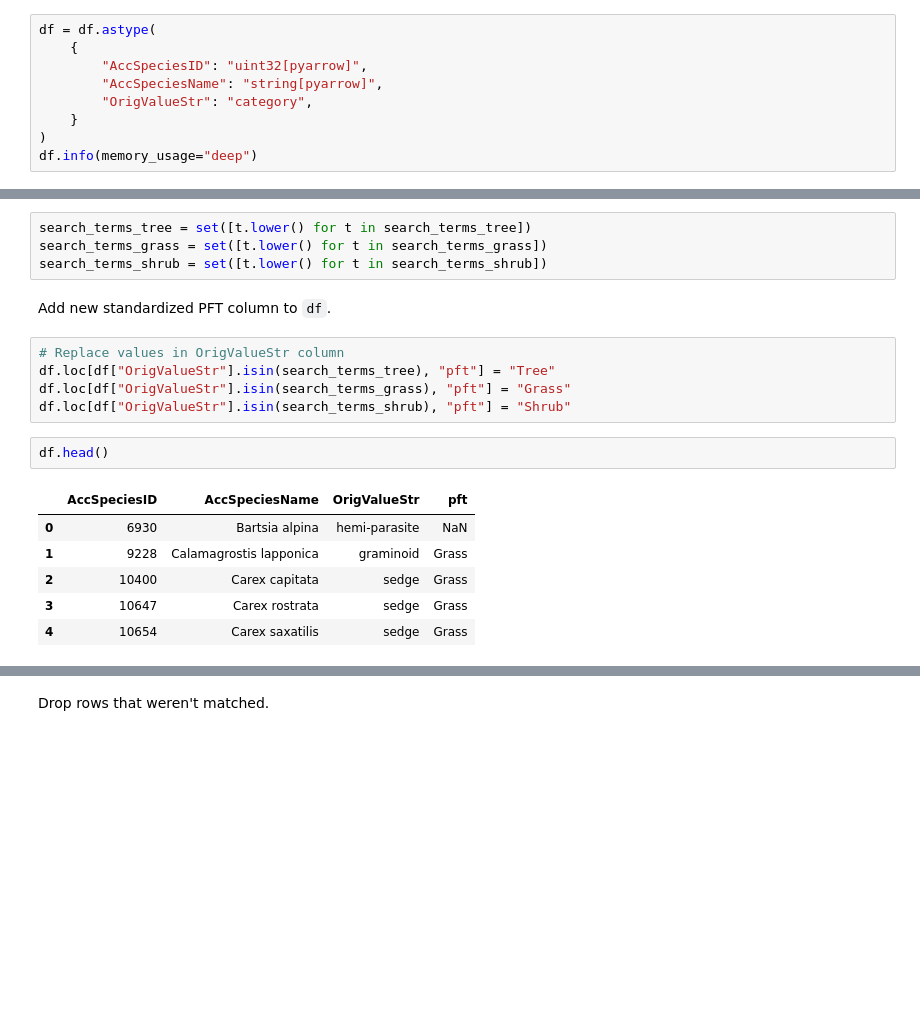
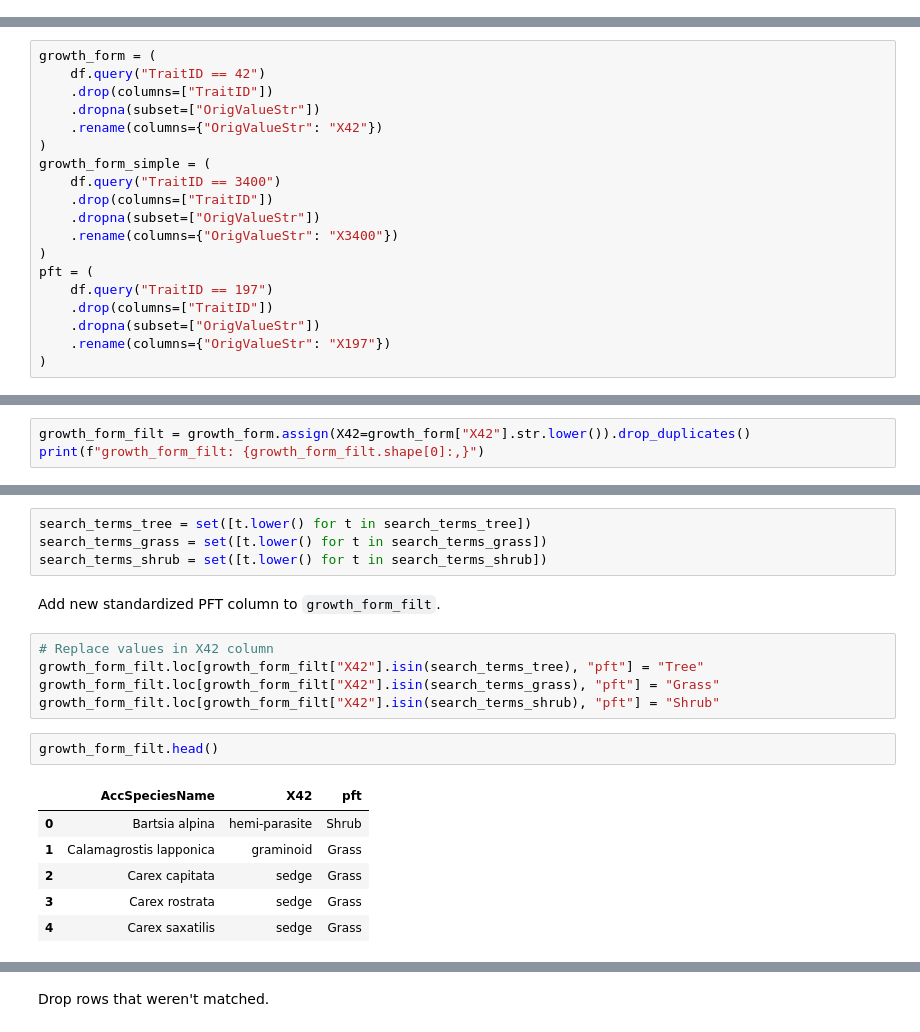
Before and after one commit to GeoSense-Freiburg/panops-data-registry, a Jupyter notebook: notebooks/try/try_pfts.ipynb, the cells around one changed output, grey strips where cells are left out. Drawn from its saved outputs; the diff is of its cells as text; blank space fills up the shorter version.

```diff
--- a/notebooks/try/try_pfts.ipynb
+++ b/notebooks/try/try_pfts.ipynb
@@ -77,9 +61,0 @@ memory usage: 3.0 GB
-# %%
-df = df.astype(
-    {
-        "AccSpeciesID": "uint32[pyarrow]",
-        "AccSpeciesName": "string[pyarrow]",
-        "OrigValueStr": "category",
-    }
-)
-df.info(memory_usage="deep")
@@ -96,0 +64,19 @@ memory usage: 810.5 MB
+# %%
+growth_form = (
+    df.query("TraitID == 42")
+    .drop(columns=["TraitID"])
+    .dropna(subset=["OrigValueStr"])
+    .rename(columns={"OrigValueStr": "X42"})
+)
+growth_form_simple = (
+    df.query("TraitID == 3400")
+    .drop(columns=["TraitID"])
+    .dropna(subset=["OrigValueStr"])
+    .rename(columns={"OrigValueStr": "X3400"})
+)
+pft = (
+    df.query("TraitID == 197")
+    .drop(columns=["TraitID"])
+    .dropna(subset=["OrigValueStr"])
+    .rename(columns={"OrigValueStr": "X197"})
+)
@@ -96,0 +95,3 @@ memory usage: 810.5 MB
+# %%
+growth_form_filt = growth_form.assign(X42=growth_form["X42"].str.lower()).drop_duplicates()
+print(f"growth_form_filt: {growth_form_filt.shape[0]:,}")
@@ -192,18 +727,18 @@ search_terms_tree = set([t.lower() for t in search_terms_tree])
 search_terms_grass = set([t.lower() for t in search_terms_grass])
 search_terms_shrub = set([t.lower() for t in search_terms_shrub])
 # %% [markdown]
-Add new standardized PFT column to `df`.
+Add new standardized PFT column to `growth_form_filt`.
 # %%
-# Replace values in OrigValueStr column
-df.loc[df["OrigValueStr"].isin(search_terms_tree), "pft"] = "Tree"
-df.loc[df["OrigValueStr"].isin(search_terms_grass), "pft"] = "Grass"
-df.loc[df["OrigValueStr"].isin(search_terms_shrub), "pft"] = "Shrub"
+# Replace values in X42 column
+growth_form_filt.loc[growth_form_filt["X42"].isin(search_terms_tree), "pft"] = "Tree"
+growth_form_filt.loc[growth_form_filt["X42"].isin(search_terms_grass), "pft"] = "Grass"
+growth_form_filt.loc[growth_form_filt["X42"].isin(search_terms_shrub), "pft"] = "Shrub"
 # %%
-df.head()
+growth_form_filt.head()
 # %% [output]
-|  | AccSpeciesID | AccSpeciesName | OrigValueStr | pft |
-| 0 | 6930 | Bartsia alpina | hemi-parasite | NaN |
-| 1 | 9228 | Calamagrostis lapponica | graminoid | Grass |
-| 2 | 10400 | Carex capitata | sedge | Grass |
-| 3 | 10647 | Carex rostrata | sedge | Grass |
-| 4 | 10654 | Carex saxatilis | sedge | Grass |
+|  | AccSpeciesName | X42 | pft |
+| 0 | Bartsia alpina | hemi-parasite | Shrub |
+| 1 | Calamagrostis lapponica | graminoid | Grass |
+| 2 | Carex capitata | sedge | Grass |
+| 3 | Carex rostrata | sedge | Grass |
+| 4 | Carex saxatilis | sedge | Grass |
```
Also changed, not shown: parts of 24 cells of this notebook, 3 other files.
